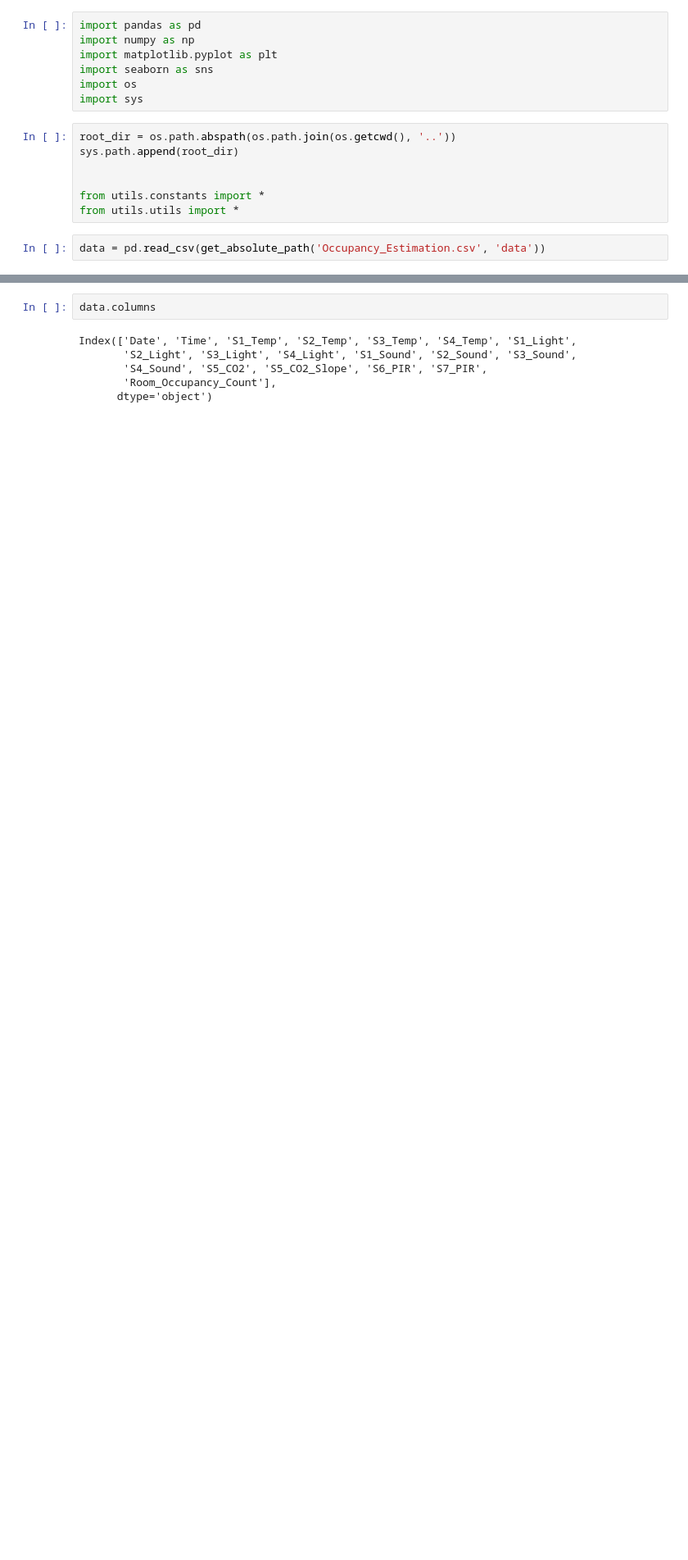
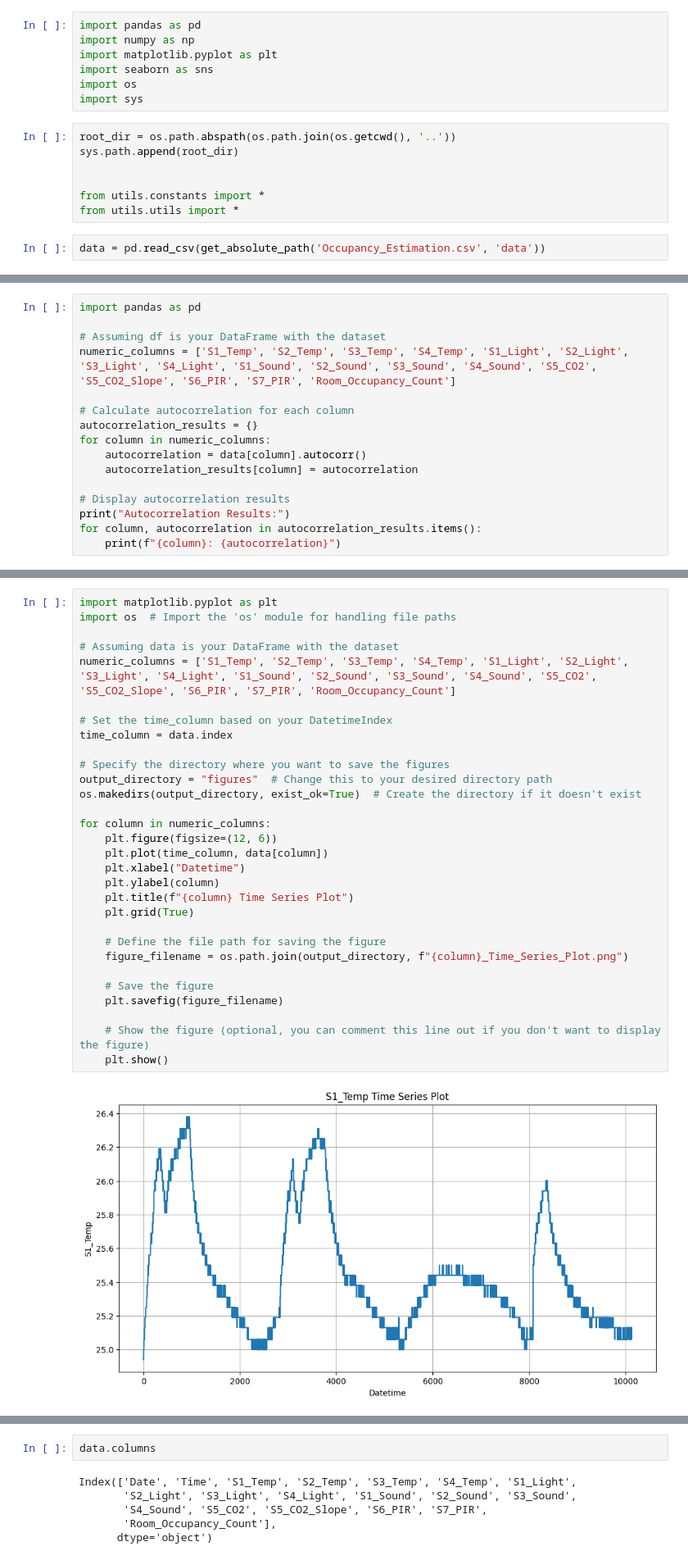
Before and after one commit to YinpuLi/room-occupancy-prediction, a Jupyter notebook: notebook/pred.ipynb, the cells around one changed output, grey strips where cells are left out. Shown at 82% size. Saved outputs shown, nothing was run; the diff lists cells and outputs as text; blank space fills up the shorter version.

Commit message:
Add supportive results and figs for conclusion.

```diff
--- a/notebook/pred.ipynb
+++ b/notebook/pred.ipynb
@@ -16,0 +59,16 @@ data = pd.read_csv(get_absolute_path('Occupancy_Estimation.csv', 'data'))
+# %%
+import pandas as pd
+
+# Assuming df is your DataFrame with the dataset
+numeric_columns = ['S1_Temp', 'S2_Temp', 'S3_Temp', 'S4_Temp', 'S1_Light', 'S2_Light', 'S3_Light', 'S4_Light', 'S1_Sound', 'S2_Sound', 'S3_Sound', 'S4_Sound', 'S5_CO2', 'S5_CO2_Slope', 'S6_PIR', 'S7_PIR', 'Room_Occupancy_Count']
+
+# Calculate autocorrelation for each column
+autocorrelation_results = {}
+for column in numeric_columns:
+    autocorrelation = data[column].autocorr()
+    autocorrelation_results[column] = autocorrelation
+
+# Display autocorrelation results
+print("Autocorrelation Results:")
+for column, autocorrelation in autocorrelation_results.items():
+    print(f"{column}: {autocorrelation}")
@@ -25,0 +102,32 @@ data.head()
+# %%
+import matplotlib.pyplot as plt
+import os  # Import the 'os' module for handling file paths
+
+# Assuming data is your DataFrame with the dataset
+numeric_columns = ['S1_Temp', 'S2_Temp', 'S3_Temp', 'S4_Temp', 'S1_Light', 'S2_Light', 'S3_Light', 'S4_Light', 'S1_Sound', 'S2_Sound', 'S3_Sound', 'S4_Sound', 'S5_CO2', 'S5_CO2_Slope', 'S6_PIR', 'S7_PIR', 'Room_Occupancy_Count']
+
+# Set the time_column based on your DatetimeIndex
+time_column = data.index
+
+# Specify the directory where you want to save the figures
+output_directory = "figures"  # Change this to your desired directory path
+os.makedirs(output_directory, exist_ok=True)  # Create the directory if it doesn't exist
+
+for column in numeric_columns:
+    plt.figure(figsize=(12, 6))
+    plt.plot(time_column, data[column])
+    plt.xlabel("Datetime")
+    plt.ylabel(column)
+    plt.title(f"{column} Time Series Plot")
+    plt.grid(True)
+
+    # Define the file path for saving the figure
+    figure_filename = os.path.join(output_directory, f"{column}_Time_Series_Plot.png")
+
+    # Save the figure
+    plt.savefig(figure_filename)
+
+    # Show the figure (optional, you can comment this line out if you don't want to display the figure)
+    plt.show()
+# %% [output]
+[figure, added]
```
Also changed, not shown: parts of 17 cells of this notebook, 33 other files.
